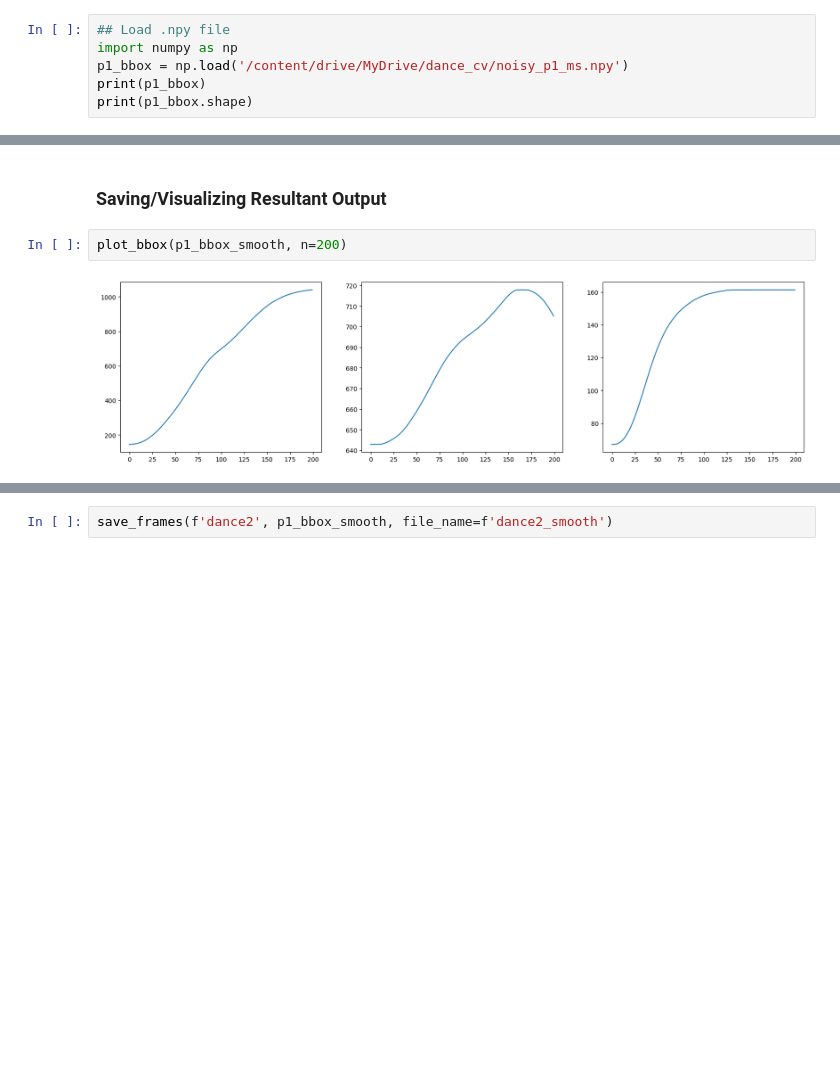
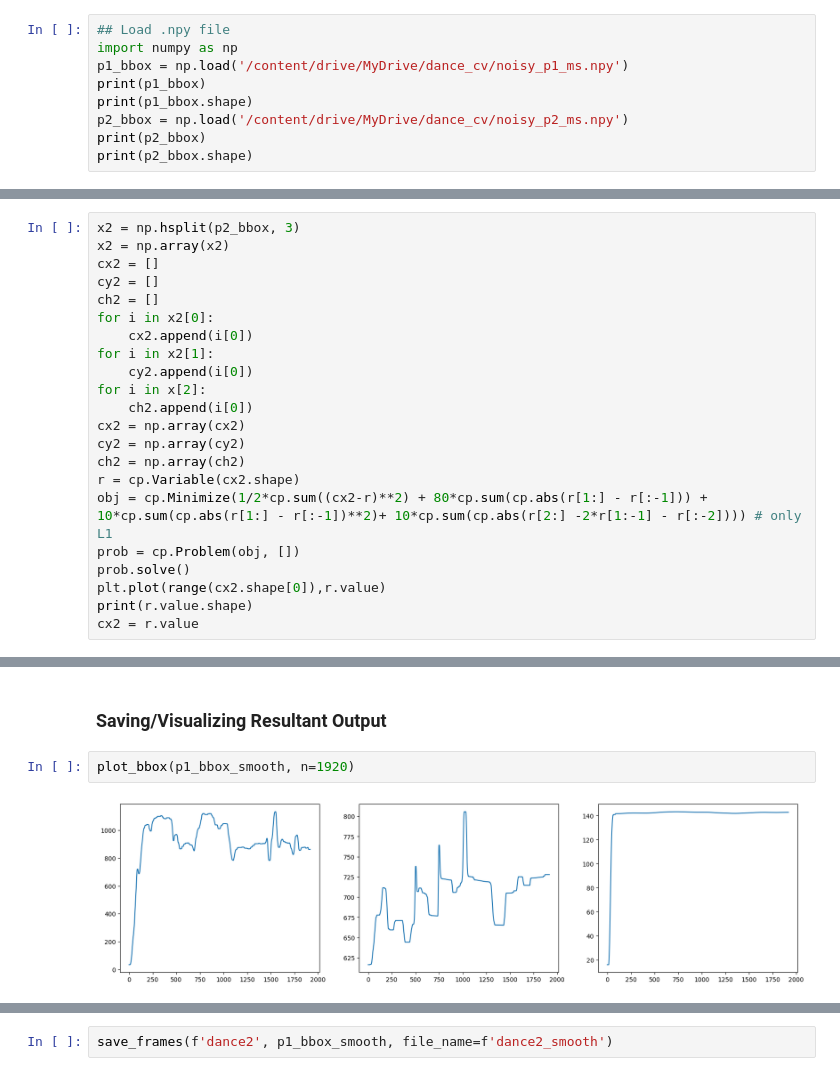
Before and after one commit to roja26/CVIT-Workshop, a Jupyter notebook: Day3/Session1/My_Copy_of_CV_Workshop_Optimisation_2_Day3_Session1.ipynb, the cells around one changed output, grey strips where cells are left out. Cells and saved outputs as stored; diff of their text form; blank space fills up the shorter version.

```diff
--- a/Day3/Session1/My_Copy_of_CV_Workshop_Optimisation_2_Day3_Session1.ipynb
+++ b/Day3/Session1/My_Copy_of_CV_Workshop_Optimisation_2_Day3_Session1.ipynb
@@ -343,6 +342,9 @@ import numpy as np
 p1_bbox = np.load('/content/drive/MyDrive/dance_cv/noisy_p1_ms.npy')
 print(p1_bbox)
 print(p1_bbox.shape)
+p2_bbox = np.load('/content/drive/MyDrive/dance_cv/noisy_p2_ms.npy')
+print(p2_bbox)
+print(p2_bbox.shape)
 # %% [output]
 [[ 46.64756873 624.17780576  33.20999622]
  [ 34.17800017 623.1790185   19.3995514 ]
@@ -467,0 +486,22 @@ cx = r.value
+# %%
+x2 = np.hsplit(p2_bbox, 3)
+x2 = np.array(x2)
+cx2 = []
+cy2 = []
+ch2 = []
+for i in x2[0]:
+    cx2.append(i[0])
+for i in x2[1]:
+    cy2.append(i[0])
+for i in x[2]:
+    ch2.append(i[0])
+cx2 = np.array(cx2)
+cy2 = np.array(cy2)
+ch2 = np.array(ch2)
+r = cp.Variable(cx2.shape)
+obj = cp.Minimize(1/2*cp.sum((cx2-r)**2) + 80*cp.sum(cp.abs(r[1:] - r[:-1])) + 10*cp.sum(cp.abs(r[1:] - r[:-1])**2)+ 10*cp.sum(cp.abs(r[2:] -2*r[1:-1] - r[:-2]))) # only L1
+prob = cp.Problem(obj, [])
+prob.solve()
+plt.plot(range(cx2.shape[0]),r.value)
+print(r.value.shape)
+cx2 = r.value
@@ -498,6 +570,6 @@ print(p1_bbox_smooth.shape)
 # %% [markdown]
 ### Saving/Visualizing Resultant Output
 # %%
-plot_bbox(p1_bbox_smooth, n=200)
+plot_bbox(p1_bbox_smooth, n=1920)
 # %% [output]
-[figure, old version]
+[figure, new version]
```
Also changed, not shown: parts of 20 cells of this notebook.
